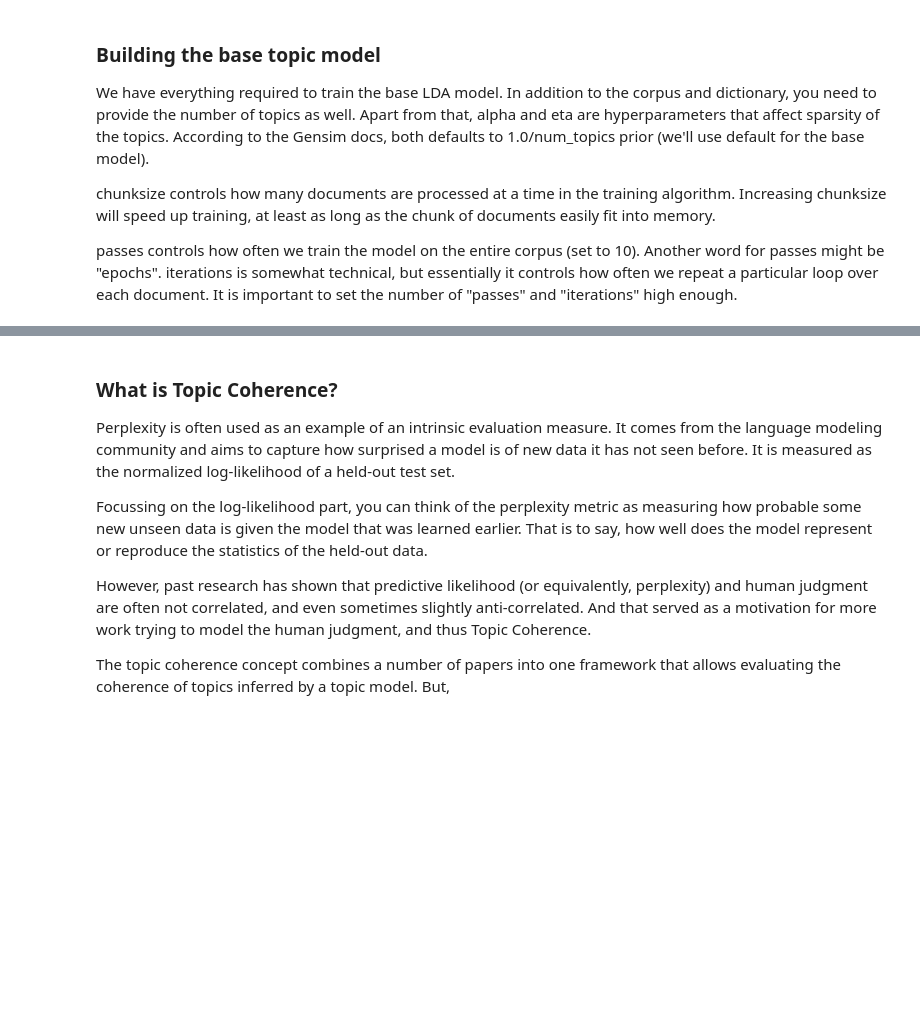
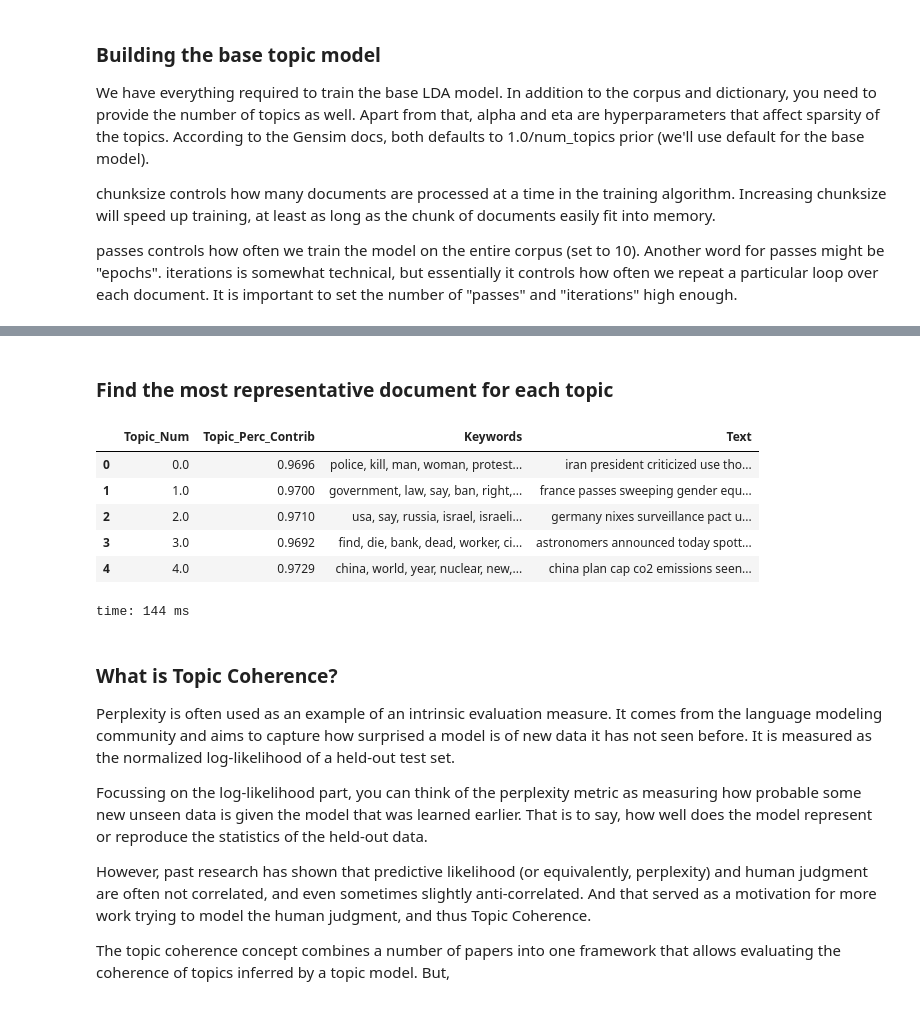
Before and after one commit to jjiguaran/text_mining, a Jupyter notebook: individual_versions/Ed/Introduction to Topic Modeling.ipynb, the cells around one changed output, grey strips where cells are left out. Drawn from its saved outputs; the diff is of its cells as text; code cells hidden in the pictures; blank space fills up the shorter version.

```diff
--- a/individual_versions/Ed/Introduction to Topic Modeling.ipynb
+++ b/individual_versions/Ed/Introduction to Topic Modeling.ipynb
@@ -397,3 +506,32 @@ time: 107 ms
+# %% [markdown]
+### Find the most representative document for each topic
+# %%
+# Group top 5 sentences under each topic
+sent_topics_sorteddf_mallet = pd.DataFrame()
+
+sent_topics_outdf_grpd = df_topic_sents_keywords.groupby('Dominant_Topic')
+
+for i, grp in sent_topics_outdf_grpd:
+    sent_topics_sorteddf_mallet = pd.concat([sent_topics_sorteddf_mallet,
+                                             grp.sort_values(['Perc_Contribution'], ascending=[0]).head(1)],
+                                            axis=0)
+
+# Reset Index
+sent_topics_sorteddf_mallet.reset_index(drop=True, inplace=True)
+
+# Format
+sent_topics_sorteddf_mallet.columns = ['Topic_Num', "Topic_Perc_Contrib", "Keywords", "Text"]
+
+# Show
+sent_topics_sorteddf_mallet.head(10)
+# %% [output]
+|  | Topic_Num | Topic_Perc_Contrib | Keywords | Text |
+| 0 | 0.0 | 0.9696 | police, kill, man, woman, protest... | iran president criticized use tho... |
+| 1 | 1.0 | 0.9700 | government, law, say, ban, right,... | france passes sweeping gender equ... |
+| 2 | 2.0 | 0.9710 | usa, say, russia, israel, israeli... | germany nixes surveillance pact u... |
+| 3 | 3.0 | 0.9692 | find, die, bank, dead, worker, ci... | astronomers announced today spott... |
+| 4 | 4.0 | 0.9729 | china, world, year, nuclear, new,... | china plan cap co2 emissions seen... |
+time: 144 ms
 # %% [markdown]
 ### What is Topic Coherence?
 Perplexity is often used as an example of an intrinsic evaluation measure. It comes from the language modeling community and aims to capture how surprised a model is of new data it has not seen before. It is measured as the normalized log-likelihood of a held-out test set.
```
Also changed, not shown: parts of 31 cells of this notebook, 11 other files.
